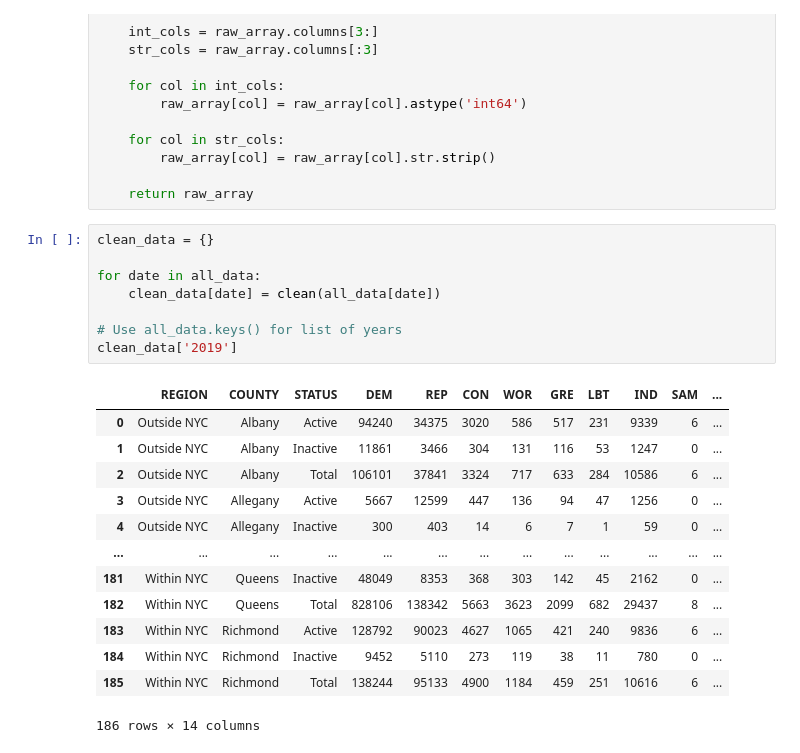
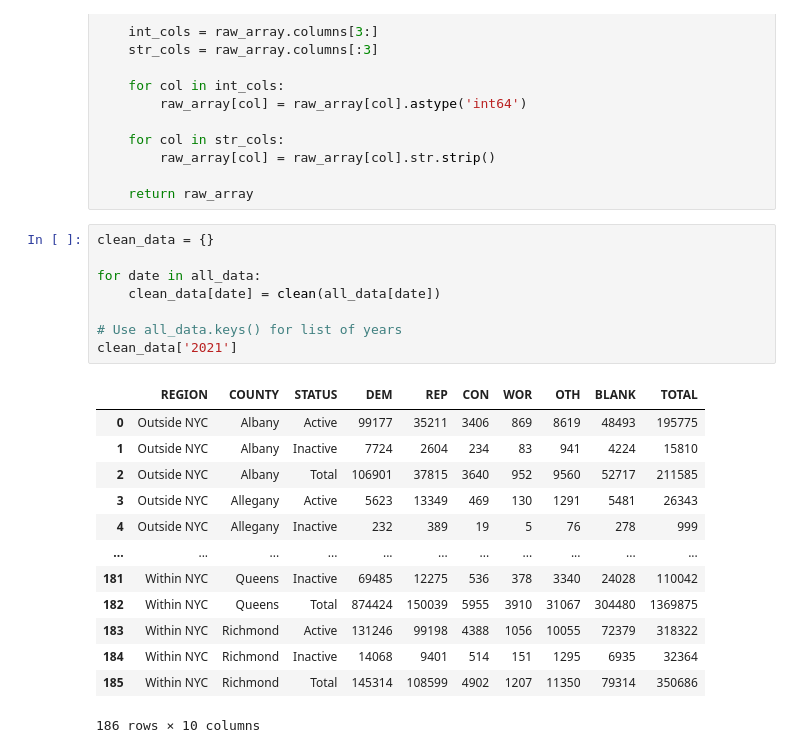
Before and after one commit to tgrantknight/Job-Sample, a Jupyter notebook: sample.ipynb, the cells around one changed output. Drawn from its saved outputs; the diff is of its cells as text.

```diff
--- a/sample.ipynb
+++ b/sample.ipynb
@@ -32,25 +32,25 @@ def clean(raw_array):
 # %%
 clean_data = {}
 
 for date in all_data:
     clean_data[date] = clean(all_data[date])
 
 # Use all_data.keys() for list of years
-clean_data['2019']
+clean_data['2021']
 # %% [output]
-|  | REGION | COUNTY | STATUS | DEM | REP | CON | WOR | GRE | LBT | IND | SAM | ... |
-| 0 | Outside NYC | Albany | Active | 94240 | 34375 | 3020 | 586 | 517 | 231 | 9339 | 6 | ... |
-| 1 | Outside NYC | Albany | Inactive | 11861 | 3466 | 304 | 131 | 116 | 53 | 1247 | 0 | ... |
-| 2 | Outside NYC | Albany | Total | 106101 | 37841 | 3324 | 717 | 633 | 284 | 10586 | 6 | ... |
-| 3 | Outside NYC | Allegany | Active | 5667 | 12599 | 447 | 136 | 94 | 47 | 1256 | 0 | ... |
-| 4 | Outside NYC | Allegany | Inactive | 300 | 403 | 14 | 6 | 7 | 1 | 59 | 0 | ... |
-| ... | ... | ... | ... | ... | ... | ... | ... | ... | ... | ... | ... | ... |
-| 181 | Within NYC | Queens | Inactive | 48049 | 8353 | 368 | 303 | 142 | 45 | 2162 | 0 | ... |
-| 182 | Within NYC | Queens | Total | 828106 | 138342 | 5663 | 3623 | 2099 | 682 | 29437 | 8 | ... |
-| 183 | Within NYC | Richmond | Active | 128792 | 90023 | 4627 | 1065 | 421 | 240 | 9836 | 6 | ... |
-| 184 | Within NYC | Richmond | Inactive | 9452 | 5110 | 273 | 119 | 38 | 11 | 780 | 0 | ... |
-| 185 | Within NYC | Richmond | Total | 138244 | 95133 | 4900 | 1184 | 459 | 251 | 10616 | 6 | ... |
+|  | REGION | COUNTY | STATUS | DEM | REP | CON | WOR | OTH | BLANK | TOTAL |
+| 0 | Outside NYC | Albany | Active | 99177 | 35211 | 3406 | 869 | 8619 | 48493 | 195775 |
+| 1 | Outside NYC | Albany | Inactive | 7724 | 2604 | 234 | 83 | 941 | 4224 | 15810 |
+| 2 | Outside NYC | Albany | Total | 106901 | 37815 | 3640 | 952 | 9560 | 52717 | 211585 |
+| 3 | Outside NYC | Allegany | Active | 5623 | 13349 | 469 | 130 | 1291 | 5481 | 26343 |
+| 4 | Outside NYC | Allegany | Inactive | 232 | 389 | 19 | 5 | 76 | 278 | 999 |
+| ... | ... | ... | ... | ... | ... | ... | ... | ... | ... | ... |
+| 181 | Within NYC | Queens | Inactive | 69485 | 12275 | 536 | 378 | 3340 | 24028 | 110042 |
+| 182 | Within NYC | Queens | Total | 874424 | 150039 | 5955 | 3910 | 31067 | 304480 | 1369875 |
+| 183 | Within NYC | Richmond | Active | 131246 | 99198 | 4388 | 1056 | 10055 | 72379 | 318322 |
+| 184 | Within NYC | Richmond | Inactive | 14068 | 9401 | 514 | 151 | 1295 | 6935 | 32364 |
+| 185 | Within NYC | Richmond | Total | 145314 | 108599 | 4902 | 1207 | 11350 | 79314 | 350686 |
-186 rows × 14 columns
+186 rows × 10 columns
 # %%
 # initalize the REGION column for all_totals
 all_totals = clean_data['2019'].loc[clean_data['2019']['STATUS'].str.contains('Total'), ['REGION']]
```
Also changed, not shown: parts of 2 cells of this notebook.
